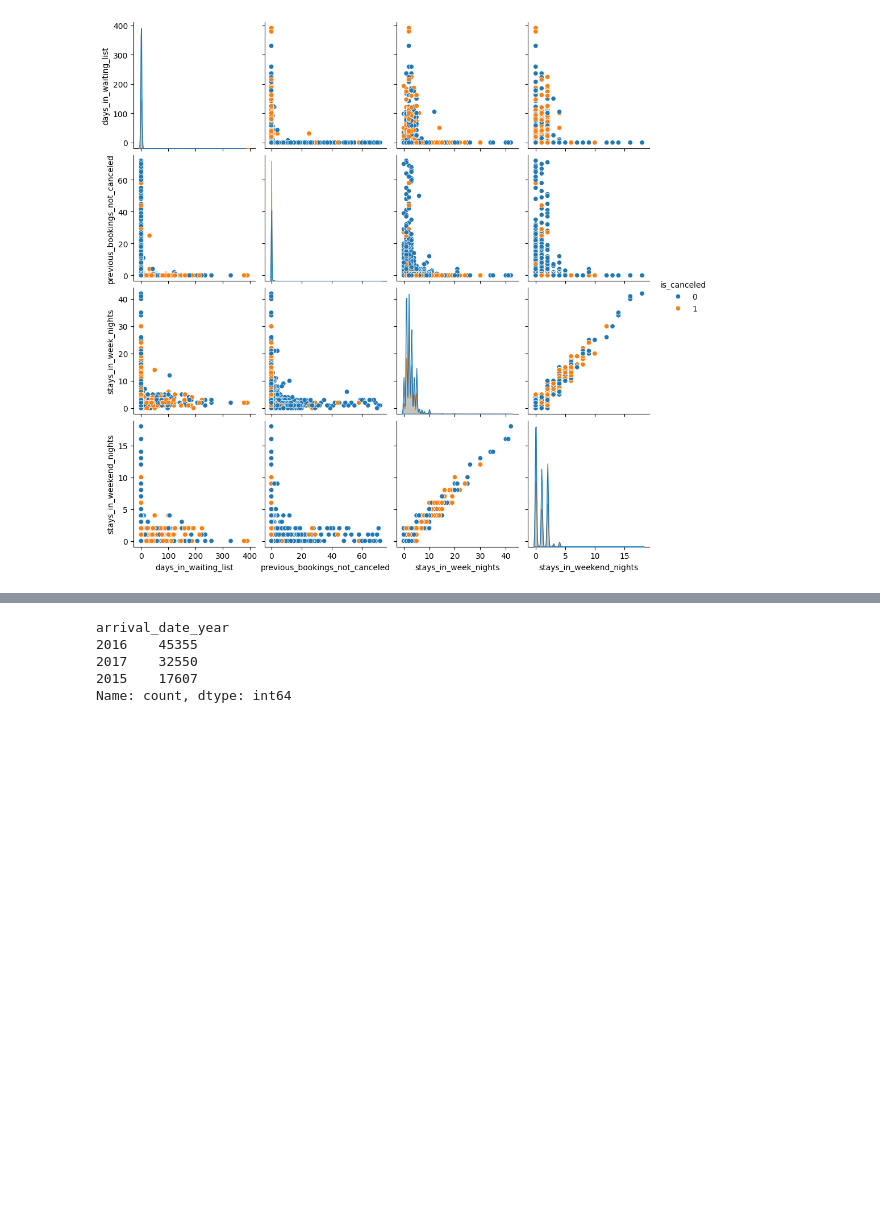
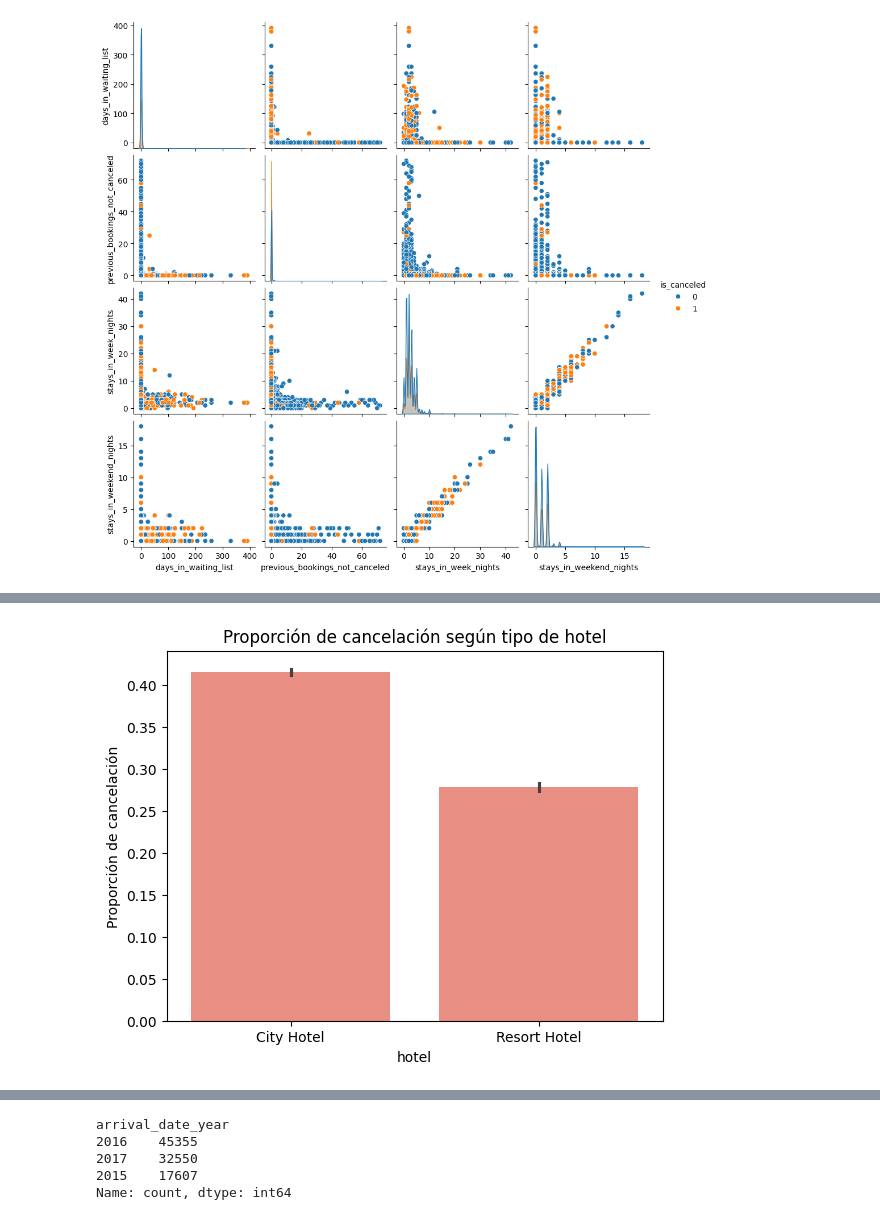
Before and after one commit to eleacos/ML_hotel_booking, a Jupyter notebook: src/notebooks/parte_1_Brenda.ipynb, the cells around one changed output, grey strips where cells are left out. Drawn from its saved outputs; the diff is of its cells as text; code cells hidden in the pictures; blank space fills up the shorter version.

```diff
--- a/src/notebooks/parte_1_Brenda.ipynb
+++ b/src/notebooks/parte_1_Brenda.ipynb
@@ -492,0 +543,8 @@ plt.show();
+# %%
+# relación con target:
+sns.barplot(x="hotel", y="is_canceled", data=train_set, color="salmon")
+plt.title("Proporción de cancelación según tipo de hotel")
+plt.ylabel("Proporción de cancelación")
+plt.show();
+# %% [output]
+[figure, added]
```
Also changed, not shown: parts of 46 cells of this notebook.
